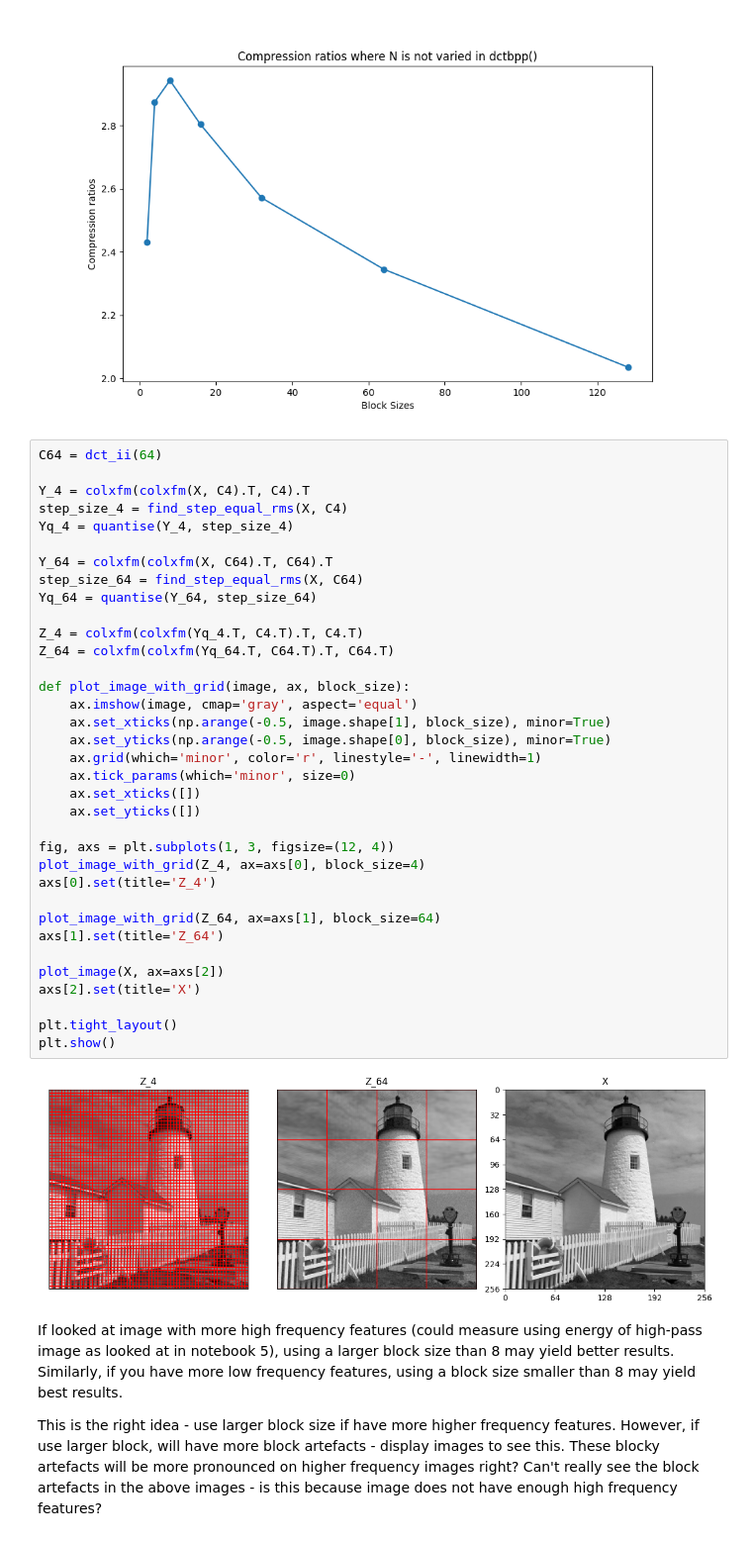
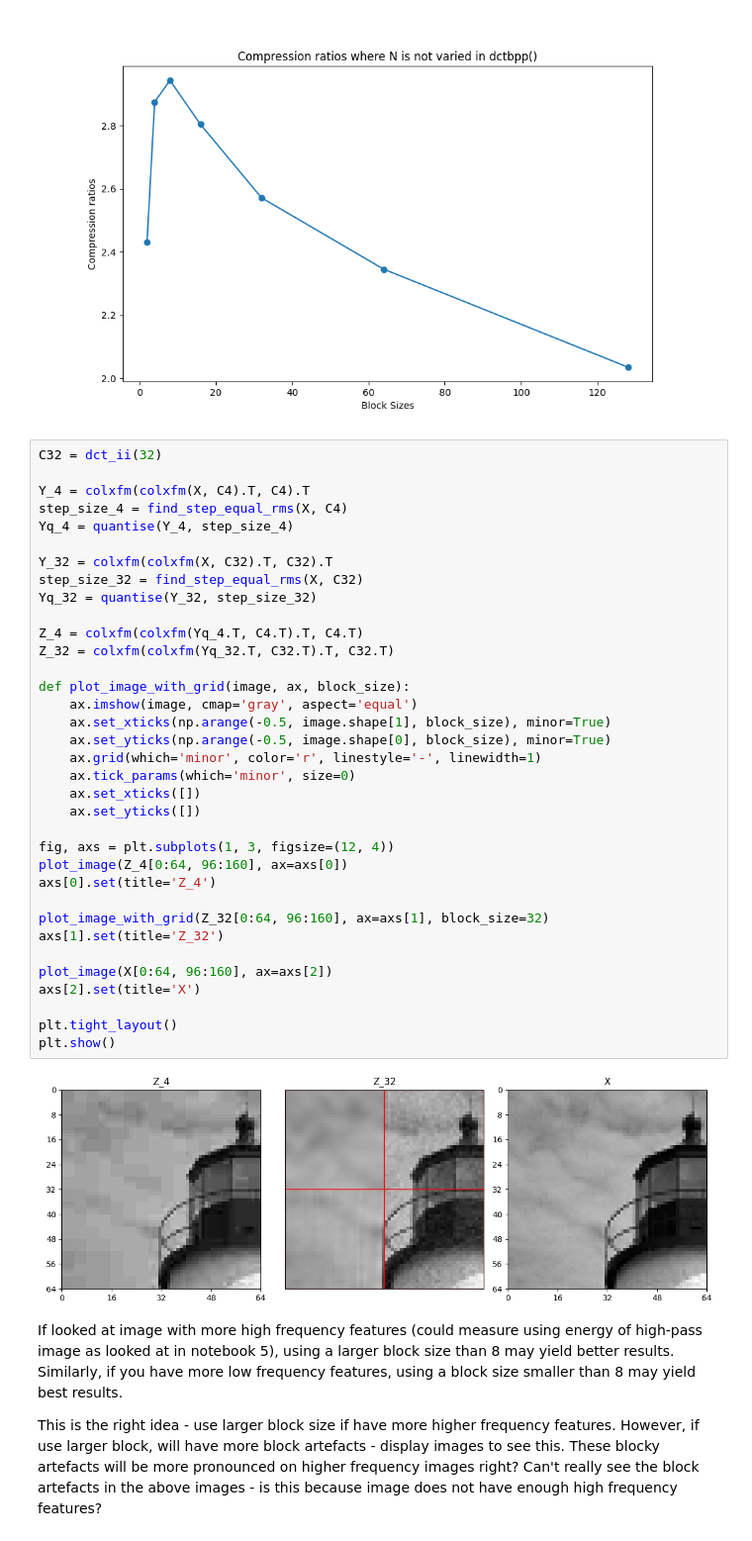
Before and after one commit to edwardtownsend/sf2, a Jupyter notebook: 7-the-discrete-cosine-transform.ipynb, the cells around one changed output. Shown at 99% size. Drawn from its saved outputs; the diff is of its cells as text.

Commit message:
MODIFY: bug fixes and block analysis in notebook 7 finished

```diff
--- a/7-the-discrete-cosine-transform.ipynb
+++ b/7-the-discrete-cosine-transform.ipynb
@@ -615,42 +612,42 @@ plt.show()
 # %% [output]
 [figure]
 # %%
-C64 = dct_ii(64)
+C32 = dct_ii(32)
 
 Y_4 = colxfm(colxfm(X, C4).T, C4).T
 step_size_4 = find_step_equal_rms(X, C4)
 Yq_4 = quantise(Y_4, step_size_4)
 
-Y_64 = colxfm(colxfm(X, C64).T, C64).T
-step_size_64 = find_step_equal_rms(X, C64)
-Yq_64 = quantise(Y_64, step_size_64)
+Y_32 = colxfm(colxfm(X, C32).T, C32).T
+step_size_32 = find_step_equal_rms(X, C32)
+Yq_32 = quantise(Y_32, step_size_32)
 
 Z_4 = colxfm(colxfm(Yq_4.T, C4.T).T, C4.T)
-Z_64 = colxfm(colxfm(Yq_64.T, C64.T).T, C64.T)
+Z_32 = colxfm(colxfm(Yq_32.T, C32.T).T, C32.T)
 
 def plot_image_with_grid(image, ax, block_size):
     ax.imshow(image, cmap='gray', aspect='equal')
     ax.set_xticks(np.arange(-0.5, image.shape[1], block_size), minor=True)
     ax.set_yticks(np.arange(-0.5, image.shape[0], block_size), minor=True)
     ax.grid(which='minor', color='r', linestyle='-', linewidth=1)
     ax.tick_params(which='minor', size=0)
     ax.set_xticks([])
     ax.set_yticks([])
 
 fig, axs = plt.subplots(1, 3, figsize=(12, 4))
-plot_image_with_grid(Z_4, ax=axs[0], block_size=4)
+plot_image(Z_4[0:64, 96:160], ax=axs[0])
 axs[0].set(title='Z_4')
 
-plot_image_with_grid(Z_64, ax=axs[1], block_size=64)
-axs[1].set(title='Z_64')
+plot_image_with_grid(Z_32[0:64, 96:160], ax=axs[1], block_size=32)
+axs[1].set(title='Z_32')
 
-plot_image(X, ax=axs[2])
+plot_image(X[0:64, 96:160], ax=axs[2])
 axs[2].set(title='X')
 
 plt.tight_layout()
 plt.show()
 # %% [output]
-[figure, old version]
+[figure, new version]
 # %% [markdown]
 If looked at image with more high frequency features (could measure using energy of high-pass image as looked at in notebook 5), using a larger block size than 8 may yield better results. Similarly, if you have more low frequency features, using a block size smaller than 8 may yield best results.
 
```
Also changed, not shown: parts of 3 cells of this notebook, 3 other files.
